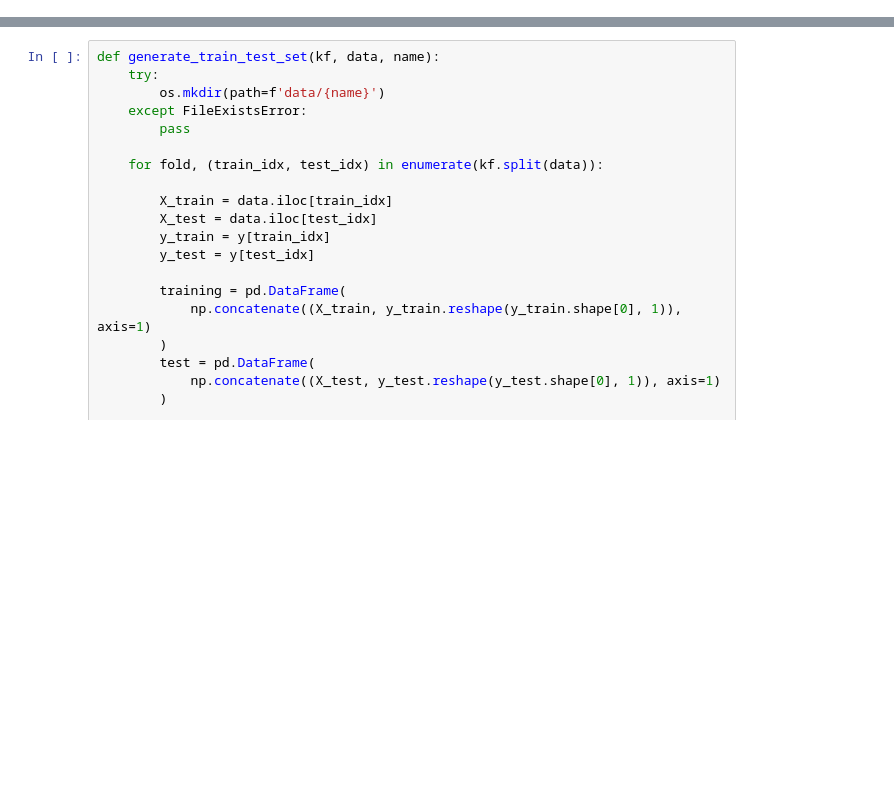
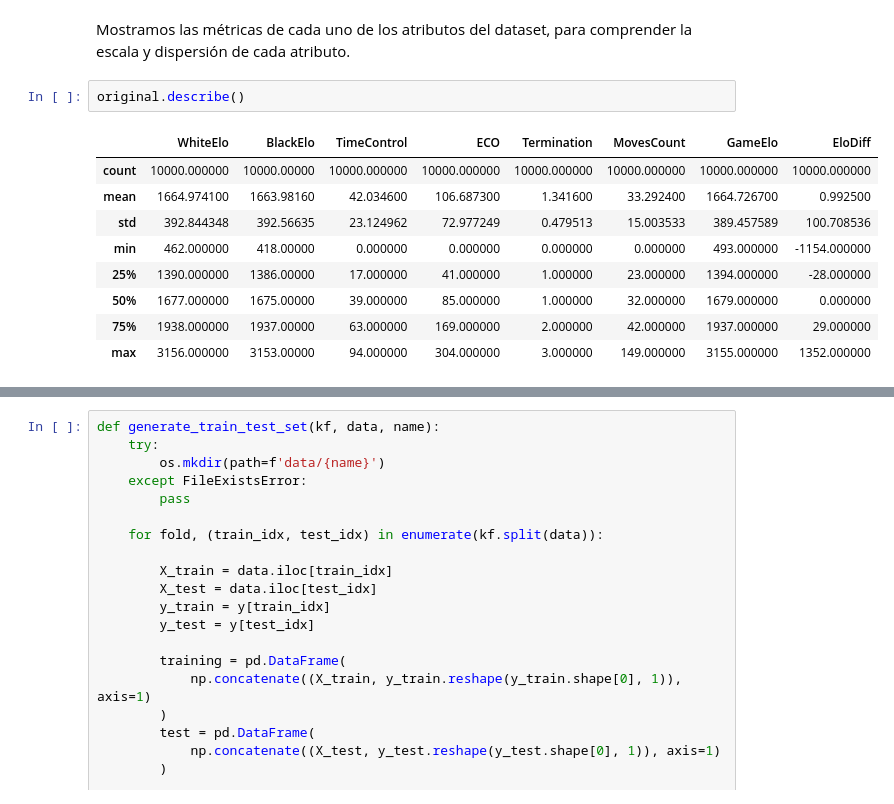
Before and after one commit to carlosgg0/practicas-aprendizaje, a Jupyter notebook: ajedrez/setup.ipynb, the cells around one changed output, grey strips where cells are left out. Drawn from its saved outputs; the diff is of its cells as text; blank space fills up the shorter version.

```diff
--- a/ajedrez/setup.ipynb
+++ b/ajedrez/setup.ipynb
@@ -71,0 +117,14 @@ Número de clases: 3
+# %% [markdown]
+Mostramos las métricas de cada uno de los atributos del dataset, para comprender la escala y dispersión de cada atributo.
+# %%
+original.describe()
+# %% [output]
+|  | WhiteElo | BlackElo | TimeControl | ECO | Termination | MovesCount | GameElo | EloDiff |
+| count | 10000.000000 | 10000.00000 | 10000.000000 | 10000.000000 | 10000.000000 | 10000.000000 | 10000.000000 | 10000.000000 |
+| mean | 1664.974100 | 1663.98160 | 42.034600 | 106.687300 | 1.341600 | 33.292400 | 1664.726700 | 0.992500 |
+| std | 392.844348 | 392.56635 | 23.124962 | 72.977249 | 0.479513 | 15.003533 | 389.457589 | 100.708536 |
+| min | 462.000000 | 418.00000 | 0.000000 | 0.000000 | 0.000000 | 0.000000 | 493.000000 | -1154.000000 |
+| 25% | 1390.000000 | 1386.00000 | 17.000000 | 41.000000 | 1.000000 | 23.000000 | 1394.000000 | -28.000000 |
+| 50% | 1677.000000 | 1675.00000 | 39.000000 | 85.000000 | 1.000000 | 32.000000 | 1679.000000 | 0.000000 |
+| 75% | 1938.000000 | 1937.00000 | 63.000000 | 169.000000 | 2.000000 | 42.000000 | 1937.000000 | 29.000000 |
+| max | 3156.000000 | 3153.00000 | 94.000000 | 304.000000 | 3.000000 | 149.000000 | 3155.000000 | 1352.000000 |
```
Also changed, not shown: parts of 27 cells of this notebook, 1 other file.
